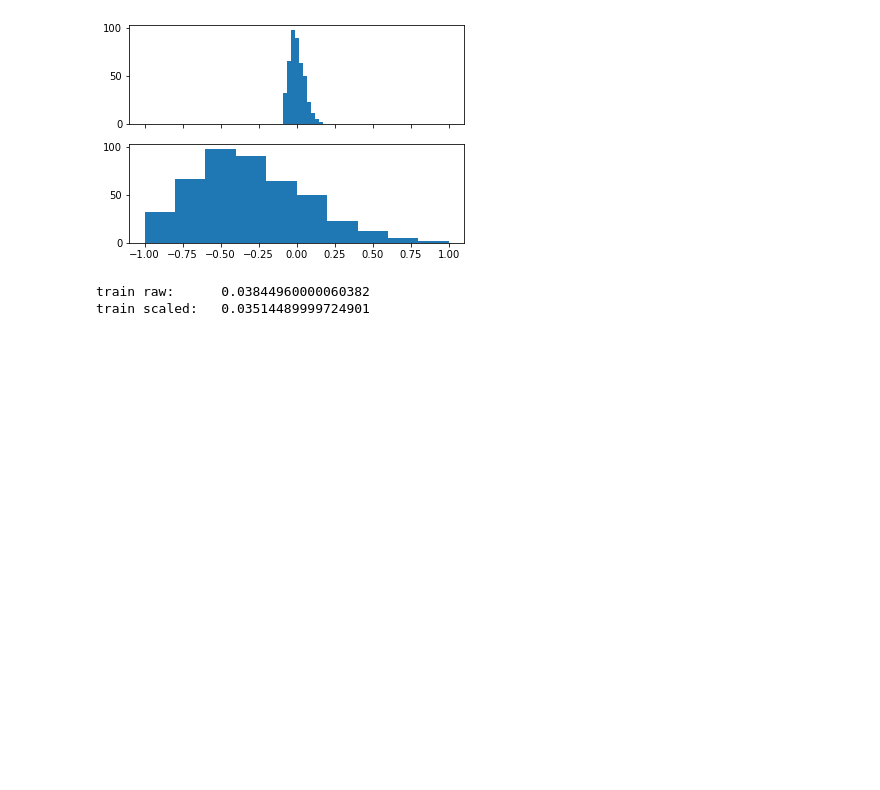
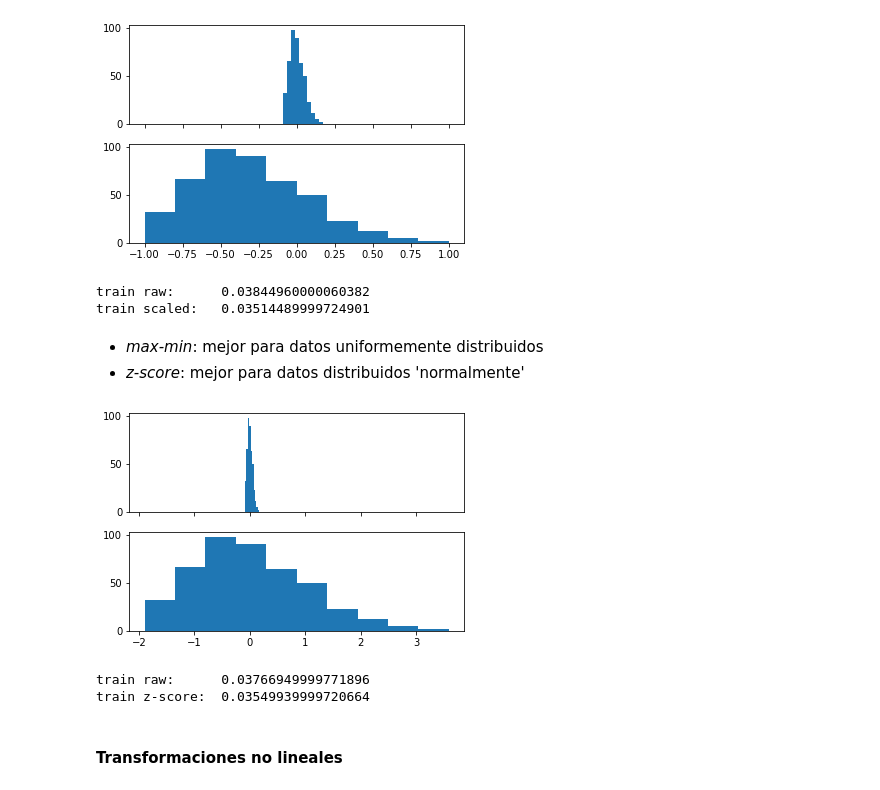
Before and after one commit to GreatestTrain/estadistica-descriptiva, a Jupyter notebook: notebooks/12.procesamiento_de_datos.ipynb, the cells around one changed output. Saved outputs shown, nothing was run; the diff lists cells and outputs as text; code cells hidden in the pictures; blank space fills up the shorter version.

```diff
--- a/notebooks/12.procesamiento_de_datos.ipynb
+++ b/notebooks/12.procesamiento_de_datos.ipynb
@@ -37,3 +39,32 @@ print('train scaled:\t{}'.format(scaled_time))
 # %% [output]
 train raw:      0.03844960000060382
 train scaled:   0.03514489999724901
+# %% [markdown]
++ _max-min_: mejor para datos uniformemente distribuidos
++ _z-score_: mejor para datos distribuidos 'normalmente'
+# %%
+## z-score
+mu = np.mean(raw)
+std = np.std(raw)
+var = np.var(raw)
+# mu, std, var
+z_score = (raw - mu)/std
+
+fig1, ax1 = plt.subplots(2, 1, sharex=True)
+ax1[0].hist(raw)
+ax1[1].hist(z_score)
+plt.show()
+def train_zscore():
+    linear_model.LinearRegression().fit(z_score, y)
+# %% [output]
+[figure, added]
+# %%
+raw_time = timeit.timeit(train_raw, number = 100)
+z_score_timed = timeit.timeit(train_zscore, number = 100)
+print('train raw:\t{}'.format(raw_time))
+print('train z-score:\t{}'.format(z_score_timed))
+# %% [output]
+train raw:      0.03766949999771896
+train z-score:  0.03549939999720664
+# %% [markdown]
+#### **Transformaciones no lineales**
```
Also changed, not shown: parts of 10 cells of this notebook, 4 other files.
